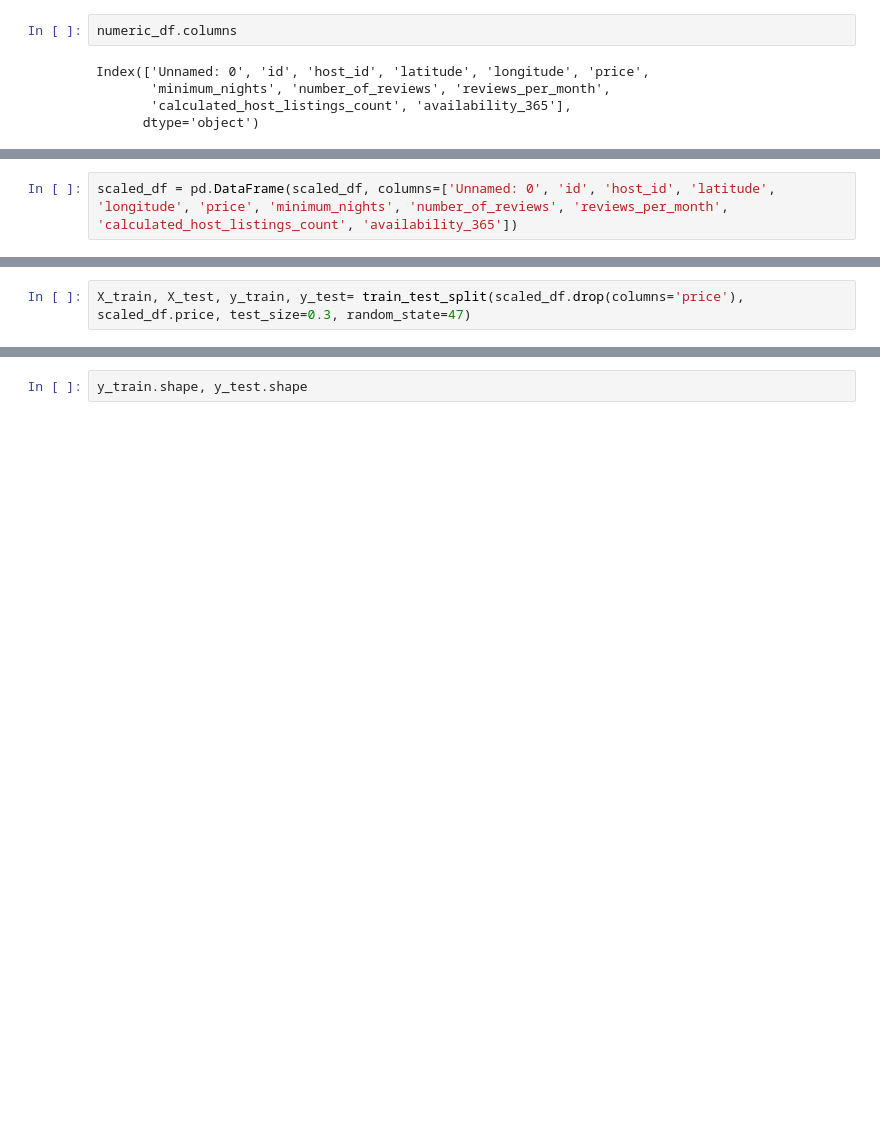
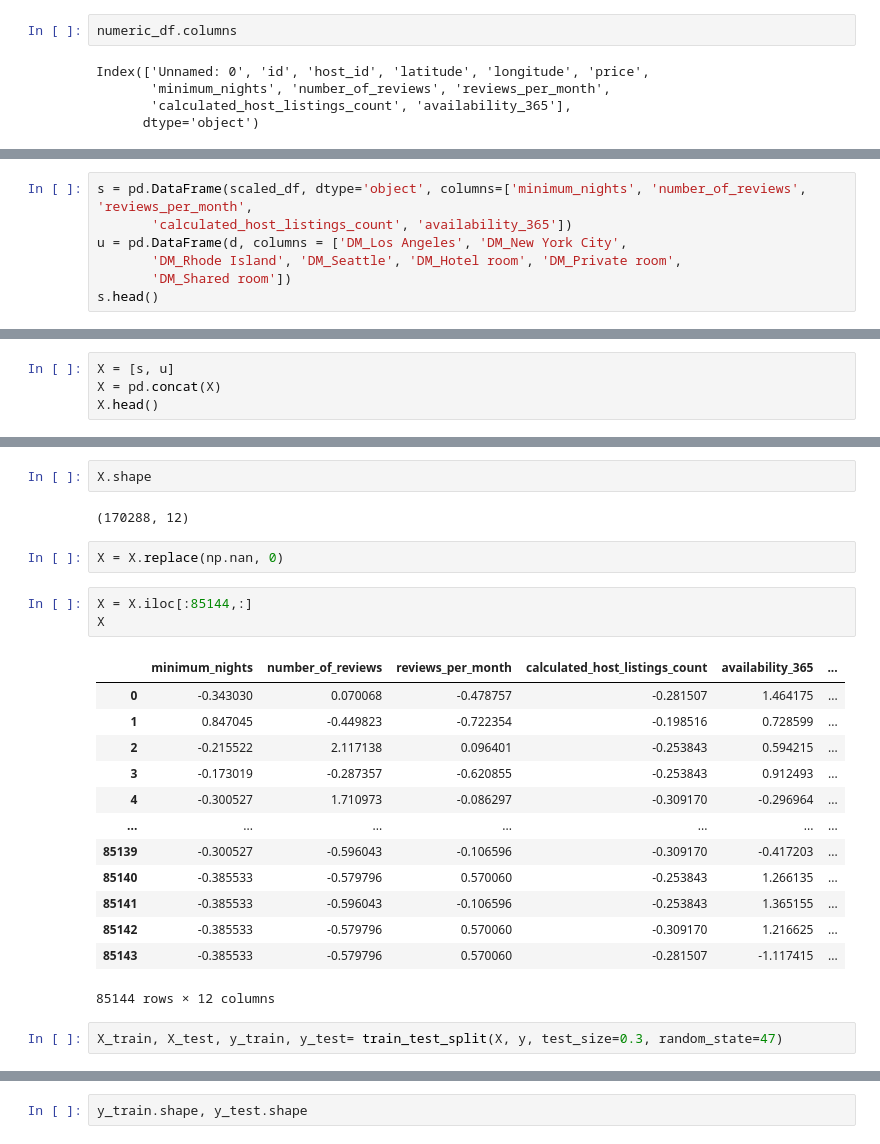
Before and after one commit to malakmosly/Capstone2, a Jupyter notebook: Airbnb Data Preprocessing and Training.ipynb, the cells around one changed output, grey strips where cells are left out. Cells and saved outputs as stored; diff of their text form; blank space fills up the shorter version.

Commit message:
Preprocessing and Training Modified"

```diff
--- a/Airbnb Data Preprocessing and Training.ipynb
+++ b/Airbnb Data Preprocessing and Training.ipynb
@@ -55,2 +83,0 @@ scaled_df = scaler.fit_transform(numeric_df)
-# %%
-scaled_df = pd.DataFrame(scaled_df, columns=['Unnamed: 0', 'id', 'host_id', 'latitude', 'longitude', 'price', 'minimum_nights', 'number_of_reviews', 'reviews_per_month', 'calculated_host_listings_count', 'availability_365'])
@@ -65,0 +84,7 @@ scaled_df.head()
+# %%
+s = pd.DataFrame(scaled_df, dtype='object', columns=['minimum_nights', 'number_of_reviews', 'reviews_per_month',
+       'calculated_host_listings_count', 'availability_365'])
+u = pd.DataFrame(d, columns = ['DM_Los Angeles', 'DM_New York City',
+       'DM_Rhode Island', 'DM_Seattle', 'DM_Hotel room', 'DM_Private room',
+       'DM_Shared room'])
+s.head()
@@ -65,0 +115,4 @@ scaled_df.head()
+# %%
+X = [s, u]
+X = pd.concat(X)
+X.head()
@@ -66,5 +126,28 @@ scaled_df.head()
+# %%
+X.shape
+# %% [output]
+(170288, 12)
+# %%
+X = X.replace(np.nan, 0)
+# %%
+X = X.iloc[:85144,:]
+X
+# %% [output]
+|  | minimum_nights | number_of_reviews | reviews_per_month | calculated_host_listings_count | availability_365 | ... |
+| 0 | -0.343030 | 0.070068 | -0.478757 | -0.281507 | 1.464175 | ... |
+| 1 | 0.847045 | -0.449823 | -0.722354 | -0.198516 | 0.728599 | ... |
+| 2 | -0.215522 | 2.117138 | 0.096401 | -0.253843 | 0.594215 | ... |
+| 3 | -0.173019 | -0.287357 | -0.620855 | -0.253843 | 0.912493 | ... |
+| 4 | -0.300527 | 1.710973 | -0.086297 | -0.309170 | -0.296964 | ... |
+| ... | ... | ... | ... | ... | ... | ... |
+| 85139 | -0.300527 | -0.596043 | -0.106596 | -0.309170 | -0.417203 | ... |
+| 85140 | -0.385533 | -0.579796 | 0.570060 | -0.253843 | 1.266135 | ... |
+| 85141 | -0.385533 | -0.596043 | -0.106596 | -0.253843 | 1.365155 | ... |
+| 85142 | -0.385533 | -0.579796 | 0.570060 | -0.309170 | 1.216625 | ... |
+| 85143 | -0.385533 | -0.579796 | 0.570060 | -0.281507 | -1.117415 | ... |
+85144 rows × 12 columns
 # %%
-X_train, X_test, y_train, y_test= train_test_split(scaled_df.drop(columns='price'), scaled_df.price, test_size=0.3, random_state=47)
+X_train, X_test, y_train, y_test= train_test_split(X, y, test_size=0.3, random_state=47)
 # %%
 X_train.shape, X_test.shape
 # %% [output]
```
Also changed, not shown: parts of 17 cells of this notebook.
